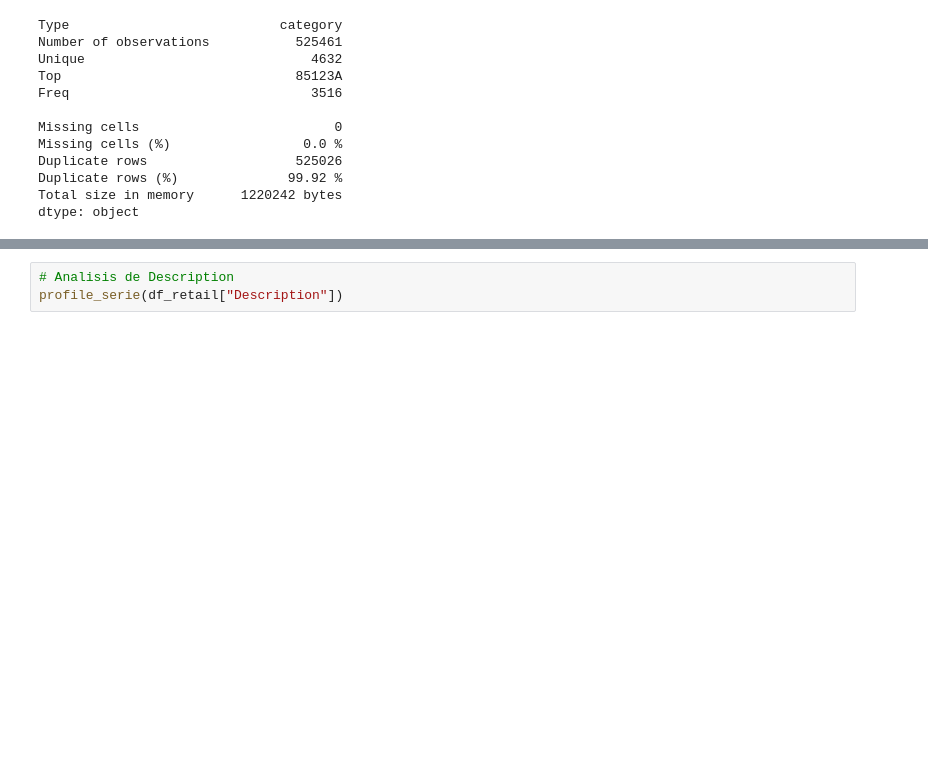
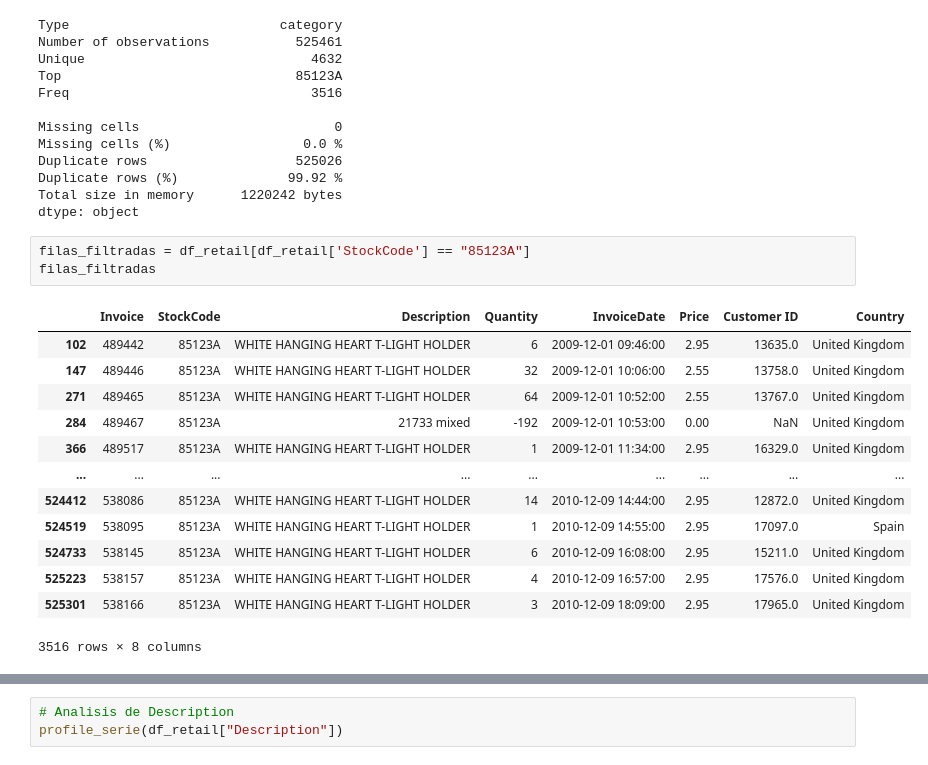
Before and after one commit to quilo98/Labs_MDS, a Jupyter notebook: Lab6/Lab6.ipynb, the cells around one changed output, grey strips where cells are left out. Drawn from its saved outputs; the diff is of its cells as text; blank space fills up the shorter version.

```diff
--- a/Lab6/Lab6.ipynb
+++ b/Lab6/Lab6.ipynb
@@ -293,3 +297,20 @@ Duplicate rows                   525026
 Duplicate rows (%)              99.92 %
 Total size in memory      1220242 bytes
 dtype: object
+# %%
+filas_filtradas = df_retail[df_retail['StockCode'] == "85123A"]
+filas_filtradas
+# %% [output]
+|  | Invoice | StockCode | Description | Quantity | InvoiceDate | Price | Customer ID | Country |
+| 102 | 489442 | 85123A | WHITE HANGING HEART T-LIGHT HOLDER | 6 | 2009-12-01 09:46:00 | 2.95 | 13635.0 | United Kingdom |
+| 147 | 489446 | 85123A | WHITE HANGING HEART T-LIGHT HOLDER | 32 | 2009-12-01 10:06:00 | 2.55 | 13758.0 | United Kingdom |
+| 271 | 489465 | 85123A | WHITE HANGING HEART T-LIGHT HOLDER | 64 | 2009-12-01 10:52:00 | 2.55 | 13767.0 | United Kingdom |
+| 284 | 489467 | 85123A | 21733 mixed | -192 | 2009-12-01 10:53:00 | 0.00 | NaN | United Kingdom |
+| 366 | 489517 | 85123A | WHITE HANGING HEART T-LIGHT HOLDER | 1 | 2009-12-01 11:34:00 | 2.95 | 16329.0 | United Kingdom |
+| ... | ... | ... | ... | ... | ... | ... | ... | ... |
+| 524412 | 538086 | 85123A | WHITE HANGING HEART T-LIGHT HOLDER | 14 | 2010-12-09 14:44:00 | 2.95 | 12872.0 | United Kingdom |
+| 524519 | 538095 | 85123A | WHITE HANGING HEART T-LIGHT HOLDER | 1 | 2010-12-09 14:55:00 | 2.95 | 17097.0 | Spain |
+| 524733 | 538145 | 85123A | WHITE HANGING HEART T-LIGHT HOLDER | 6 | 2010-12-09 16:08:00 | 2.95 | 15211.0 | United Kingdom |
+| 525223 | 538157 | 85123A | WHITE HANGING HEART T-LIGHT HOLDER | 4 | 2010-12-09 16:57:00 | 2.95 | 17576.0 | United Kingdom |
+| 525301 | 538166 | 85123A | WHITE HANGING HEART T-LIGHT HOLDER | 3 | 2010-12-09 18:09:00 | 2.95 | 17965.0 | United Kingdom |
+3516 rows × 8 columns
```
Also changed, not shown: parts of 26 cells of this notebook.
